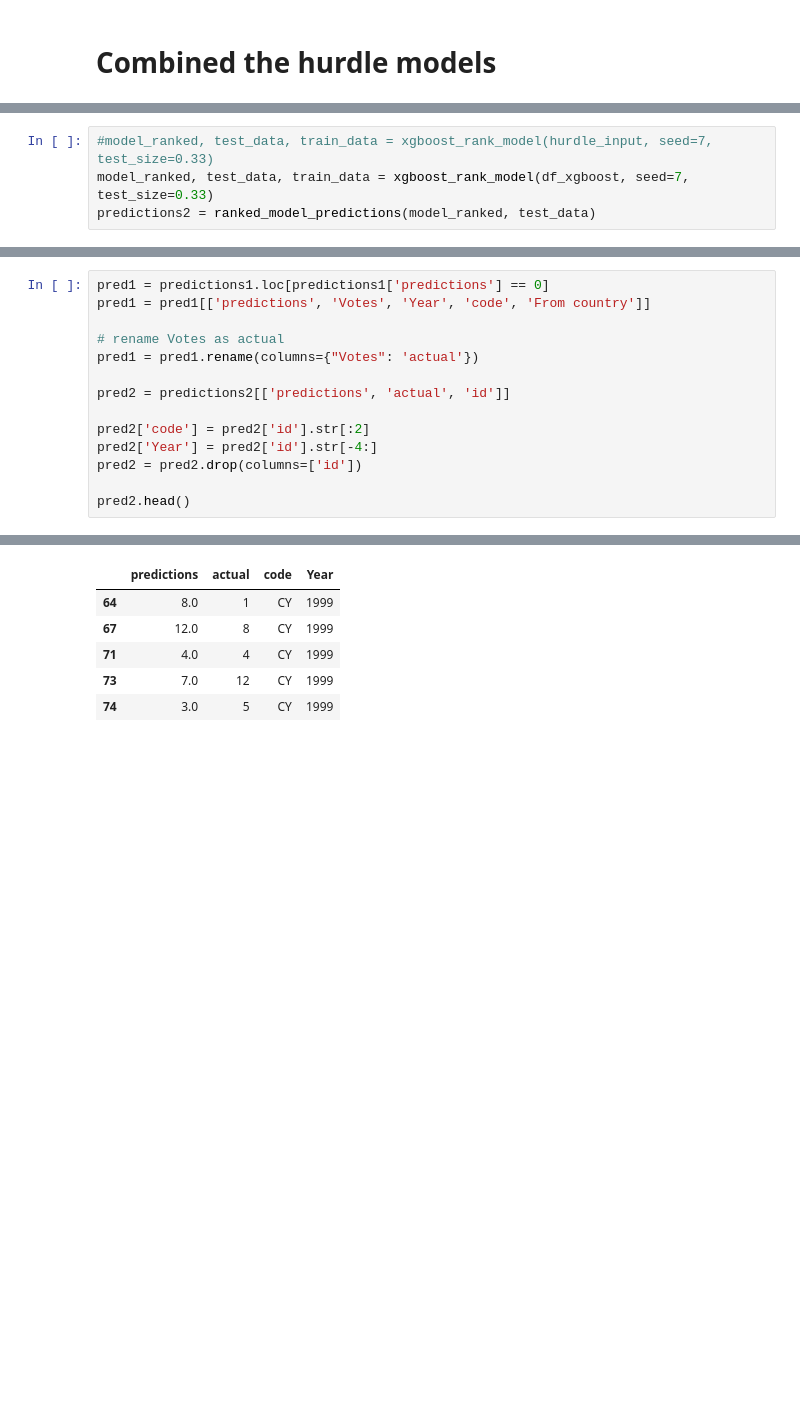
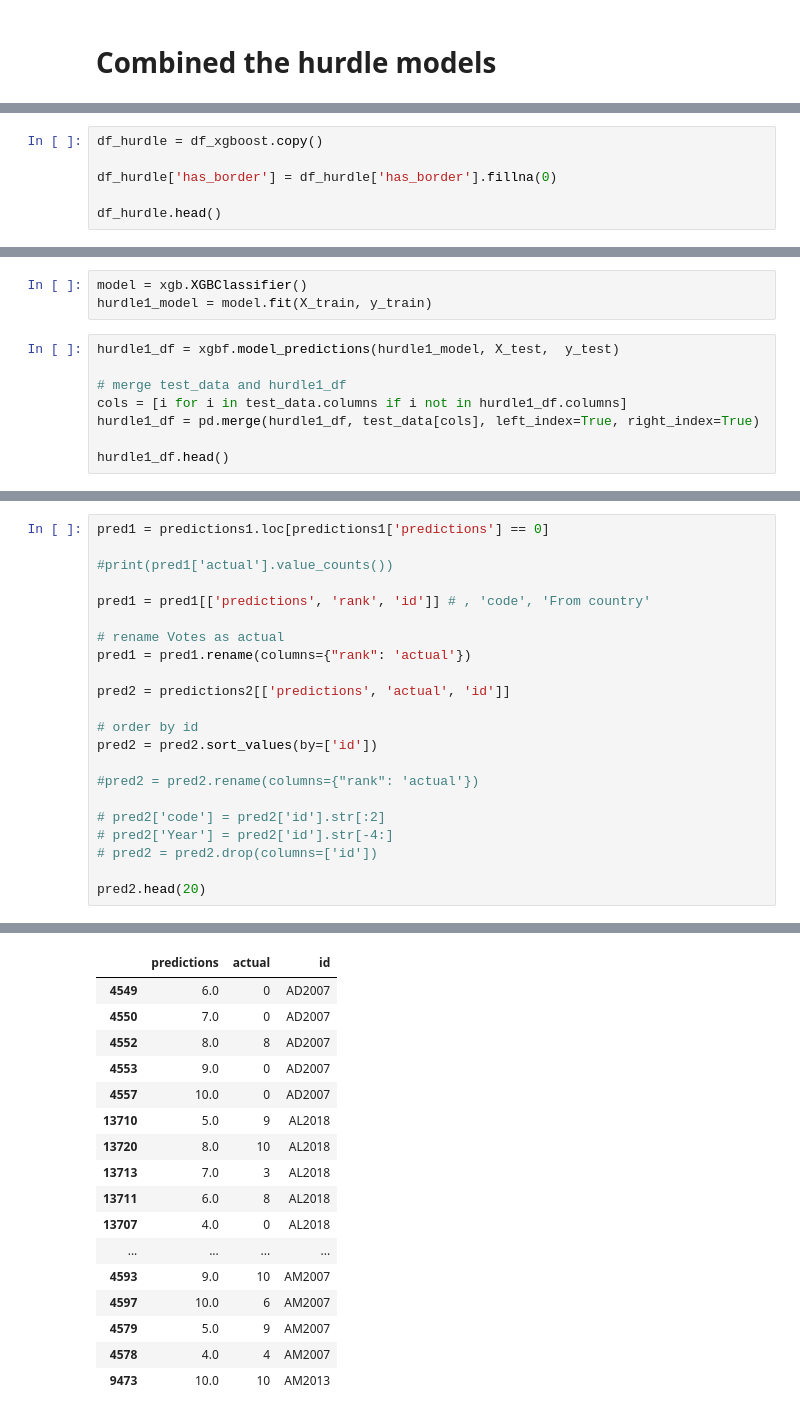
Before and after one commit to KatrionaGoldmann/Eurovision_TDS, a Jupyter notebook: xgboost.ipynb, the cells around one changed output, grey strips where cells are left out. Drawn from its saved outputs; the diff is of its cells as text; blank space fills up the shorter version.

```diff
--- a/xgboost.ipynb
+++ b/xgboost.ipynb
@@ -544,0 +388,6 @@ See the caveats in the documentation: https://pandas.pydata.org/pandas-docs/stab
+# %%
+df_hurdle = df_xgboost.copy()
+
+df_hurdle['has_border'] = df_hurdle['has_border'].fillna(0)
+
+df_hurdle.head()
@@ -544,0 +472,11 @@ See the caveats in the documentation: https://pandas.pydata.org/pandas-docs/stab
+# %%
+model = xgb.XGBClassifier()
+hurdle1_model = model.fit(X_train, y_train)
+# %%
+hurdle1_df = xgbf.model_predictions(hurdle1_model, X_test,  y_test)
+
+# merge test_data and hurdle1_df
+cols = [i for i in test_data.columns if i not in hurdle1_df.columns]
+hurdle1_df = pd.merge(hurdle1_df, test_data[cols], left_index=True, right_index=True)
+
+hurdle1_df.head()
@@ -622,4 +688,0 @@ hurdle_input.head()
-# %%
-#model_ranked, test_data, train_data = xgboost_rank_model(hurdle_input, seed=7, test_size=0.33)
-model_ranked, test_data, train_data = xgboost_rank_model(df_xgboost, seed=7, test_size=0.33)
-predictions2 = ranked_model_predictions(model_ranked, test_data)
@@ -664,15 +689,23 @@ predictions1 = p1
 # %%
 pred1 = predictions1.loc[predictions1['predictions'] == 0]
-pred1 = pred1[['predictions', 'Votes', 'Year', 'code', 'From country']]
+
+#print(pred1['actual'].value_counts())
+
+pred1 = pred1[['predictions', 'rank', 'id']] # , 'code', 'From country'
 
 # rename Votes as actual
-pred1 = pred1.rename(columns={"Votes": 'actual'})
+pred1 = pred1.rename(columns={"rank": 'actual'})
 
 pred2 = predictions2[['predictions', 'actual', 'id']]
 
-pred2['code'] = pred2['id'].str[:2]
-pred2['Year'] = pred2['id'].str[-4:]
-pred2 = pred2.drop(columns=['id'])
+# order by id
+pred2 = pred2.sort_values(by=['id'])
 
-pred2.head()
+#pred2 = pred2.rename(columns={"rank": 'actual'})
+
+# pred2['code'] = pred2['id'].str[:2]
+# pred2['Year'] = pred2['id'].str[-4:]
+# pred2 = pred2.drop(columns=['id'])
+
+pred2.head(20)
 # %% [output]
@@ -689,9 +712,20 @@ See the caveats in the documentation: https://pandas.pydata.org/pandas-docs/stab
-|  | predictions | actual | code | Year |
-| 64 | 8.0 | 1 | CY | 1999 |
-| 67 | 12.0 | 8 | CY | 1999 |
-| 71 | 4.0 | 4 | CY | 1999 |
-| 73 | 7.0 | 12 | CY | 1999 |
-| 74 | 3.0 | 5 | CY | 1999 |
+|  | predictions | actual | id |
+| 4549 | 6.0 | 0 | AD2007 |
+| 4550 | 7.0 | 0 | AD2007 |
+| 4552 | 8.0 | 8 | AD2007 |
+| 4553 | 9.0 | 0 | AD2007 |
+| 4557 | 10.0 | 0 | AD2007 |
+| 13710 | 5.0 | 9 | AL2018 |
+| 13720 | 8.0 | 10 | AL2018 |
+| 13713 | 7.0 | 3 | AL2018 |
+| 13711 | 6.0 | 8 | AL2018 |
+| 13707 | 4.0 | 0 | AL2018 |
+| ... | ... | ... | ... |
+| 4593 | 9.0 | 10 | AM2007 |
+| 4597 | 10.0 | 6 | AM2007 |
+| 4579 | 5.0 | 9 | AM2007 |
+| 4578 | 4.0 | 4 | AM2007 |
+| 9473 | 10.0 | 10 | AM2013 |
 # %%
 # combine the two dataframes
 predictions_final = pd.concat([pred1, pred2])
```
Also changed, not shown: parts of 57 cells of this notebook, 1 other file.
